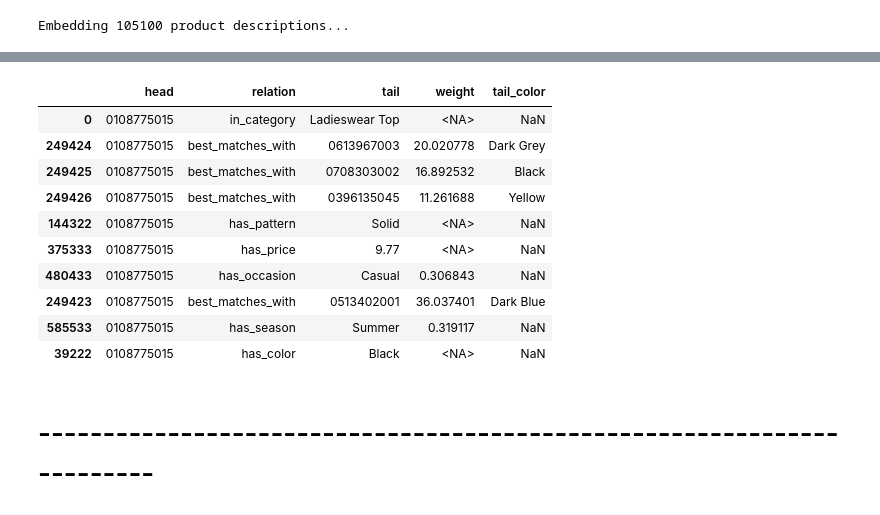
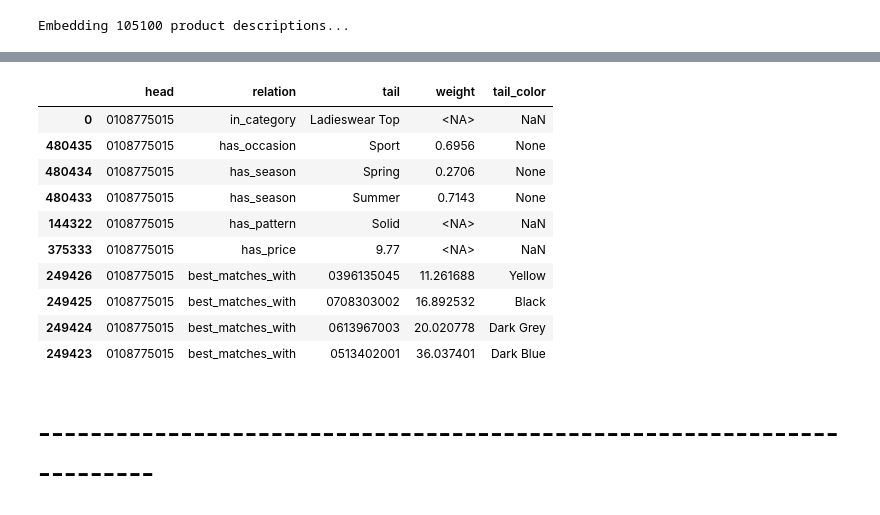
Before and after one commit to victorjongsoon/fashion-recommender, a Jupyter notebook: services/recommender-service/kg/DataProcess.ipynb, the cells around one changed output, grey strips where cells are left out. Saved outputs shown, nothing was run; the diff lists cells and outputs as text; code cells hidden in the pictures.

Commit message:
Update Image Classification

```diff
--- a/services/recommender-service/kg/DataProcess.ipynb
+++ b/services/recommender-service/kg/DataProcess.ipynb
@@ -520,0 +542,6 @@ Calculating similarity scores...
+# %%
+# Load FashionCLIP Model
+model_id = "patrickjohncyh/fashion-clip"
+print(f"Loading FashionCLIP model ({model_id})...")
+model = CLIPModel.from_pretrained(model_id).to(device)
+processor = CLIPProcessor.from_pretrained(model_id)
@@ -520,0 +570,6 @@ Calculating similarity scores...
+# %%
+# Define the path
+image_folder = DATA_DIR / "images"
+OUTPUT_DIR = project_root / "data" / "processed"
+output_csv = OUTPUT_DIR / "fashion_clip_predictions.csv"
+CONFIDENCE_THRESHOLD = 0.25
@@ -520,0 +686,6 @@ Calculating similarity scores...
+# %%
+# Save to CSV
+results_df = pd.DataFrame(results)
+results_df.to_csv(output_csv, index=False)
+print(f"\nSuccess! Saved classifications to {output_csv}")
+display(results_df.head(10))
@@ -559,60 +747,88 @@ df_matches = pd.DataFrame({
 
 # Price
 df_price = pd.DataFrame({
     'head' : valid_items['article_id'],
     'relation' : 'has_price',
     'tail' : valid_items['price_sgd'],  # Using the scaled price in
     'weight' : np.nan,
     'tail_color' : np.nan
 })
 
-# Occasions
-df_occasion = pd.DataFrame({
-    'head' : valid_items['article_id'],
-    'relation' : 'has_occasion',
-    'tail' : valid_items['assigned_occasion'],
-    'weight' : valid_items['occ_confidence_score'],
-    'tail_color' : np.nan
-})
-
-# Seasons
-df_season = pd.DataFrame({
-    'head' : valid_items['article_id'],
-    'relation' : 'has_season',
-    'tail' : valid_items['assigned_season'],
-    'weight' : valid_items['season_confidence_score'],
-    'tail_color' : np.nan
-})
-
 # Dead Stock
 stock_status_labels = np.where(valid_items['dead_stock'], 'Dead Stock', 'Active Stock')
 df_deadstock = pd.DataFrame({
     'head' : valid_items['article_id'],
     'relation' : 'has_stock_status',
     'tail' : stock_status_labels,
     'weight' : np.nan,
     'tail_color' : np.nan
 })
 
+"""
+# Occasions for LLM
+df_occasion = pd.DataFrame({
+    'head' : valid_items['article_id'],
+    'relation' : 'has_occasion',
+    'tail' : valid_items['assigned_occasion'],
+    'weight' : valid_items['occ_confidence_score'],
+    'tail_color' : np.nan
+})
+
+# Seasons for LLM
+df_season = pd.DataFrame({
+    'head' : valid_items['article_id'],
+    'relation' : 'has_season',
+    'tail' : valid_items['assigned_season'],
+    'weight' : valid_items['season_confidence_score'],
+    'tail_color' : np.nan
+})
+"""
+"""
+print("Loading FashionCLIP classifications...")
+fashionclip_df = pd.read_csv(output_csv, dtype={'article_id': str})
+fashionclip_df['article_id'] = fashionclip_df['article_id'].astype(str).str.split('.').str[0].str.zfill(10)
+
+fashionclip_df['Predicted_Occasion'] = fashionclip_df['Predicted_Occasion'].str.strip()
+fashionclip_df['Predicted_Season'] = fashionclip_df['Predicted_Season'].str.strip()
+
+# Occasions
+df_occasion = pd.DataFrame({
+    'head' : fashionclip_df['article_id'],
+    'relation' : 'has_occasion',
+    'tail' : fashionclip_df['Predicted_Occasion'],
+    'weight' : np.nan,
+    'tail_color' : np.nan
+})
+
+# Seasons
+df_season = pd.DataFrame({
+    'head' : fashionclip_df['article_id'],
+    'relation' : 'has_season',
+    'tail' : fashionclip_df['Predicted_Season'],
+    'weight' : np.nan,
+    'tail_color' : np.nan
+})
+"""
+
 # Concatenate all edges into one DataFrame
-final_edges = pd.concat([df_category, df_color, df_pattern, df_matches, df_price, df_occasion, df_season, df_deadstock], ignore_index=True)
+final_edges = pd.concat([df_category, df_color, df_pattern, df_matches, df_price, results_df, df_deadstock], ignore_index=True)
 
 # Clean up the DataFrame (e.g., drop rows with missing heads or tails)
 final_edges = final_edges.dropna(subset=['head', 'tail']).reset_index(drop=True)
 final_edges['head'] = final_edges['head'].astype(str).str.zfill(10)
 final_edges = final_edges.sort_values(by=['head',], ascending=[True])
 display(final_edges.head(10))
 # %% [output]
 |  | head | relation | tail | weight | tail_color |
 | 0 | 0108775015 | in_category | Ladieswear Top | <NA> | NaN |
-| 249424 | 0108775015 | best_matches_with | 0613967003 | 20.020778 | Dark Grey |
-| 249425 | 0108775015 | best_matches_with | 0708303002 | 16.892532 | Black |
-| 249426 | 0108775015 | best_matches_with | 0396135045 | 11.261688 | Yellow |
+| 480435 | 0108775015 | has_occasion | Sport | 0.6956 | None |
+| 480434 | 0108775015 | has_season | Spring | 0.2706 | None |
+| 480433 | 0108775015 | has_season | Summer | 0.7143 | None |
 | 144322 | 0108775015 | has_pattern | Solid | <NA> | NaN |
 | 375333 | 0108775015 | has_price | 9.77 | <NA> | NaN |
-| 480433 | 0108775015 | has_occasion | Casual | 0.306843 | NaN |
+| 249426 | 0108775015 | best_matches_with | 0396135045 | 11.261688 | Yellow |
+| 249425 | 0108775015 | best_matches_with | 0708303002 | 16.892532 | Black |
+| 249424 | 0108775015 | best_matches_with | 0613967003 | 20.020778 | Dark Grey |
 | 249423 | 0108775015 | best_matches_with | 0513402001 | 36.037401 | Dark Blue |
-| 585533 | 0108775015 | has_season | Summer | 0.319117 | NaN |
-| 39222 | 0108775015 | has_color | Black | <NA> | NaN |
 # %% [markdown]
 # -----------------------------------------------------------------------
```
Also changed, not shown: parts of 20 cells of this notebook.
